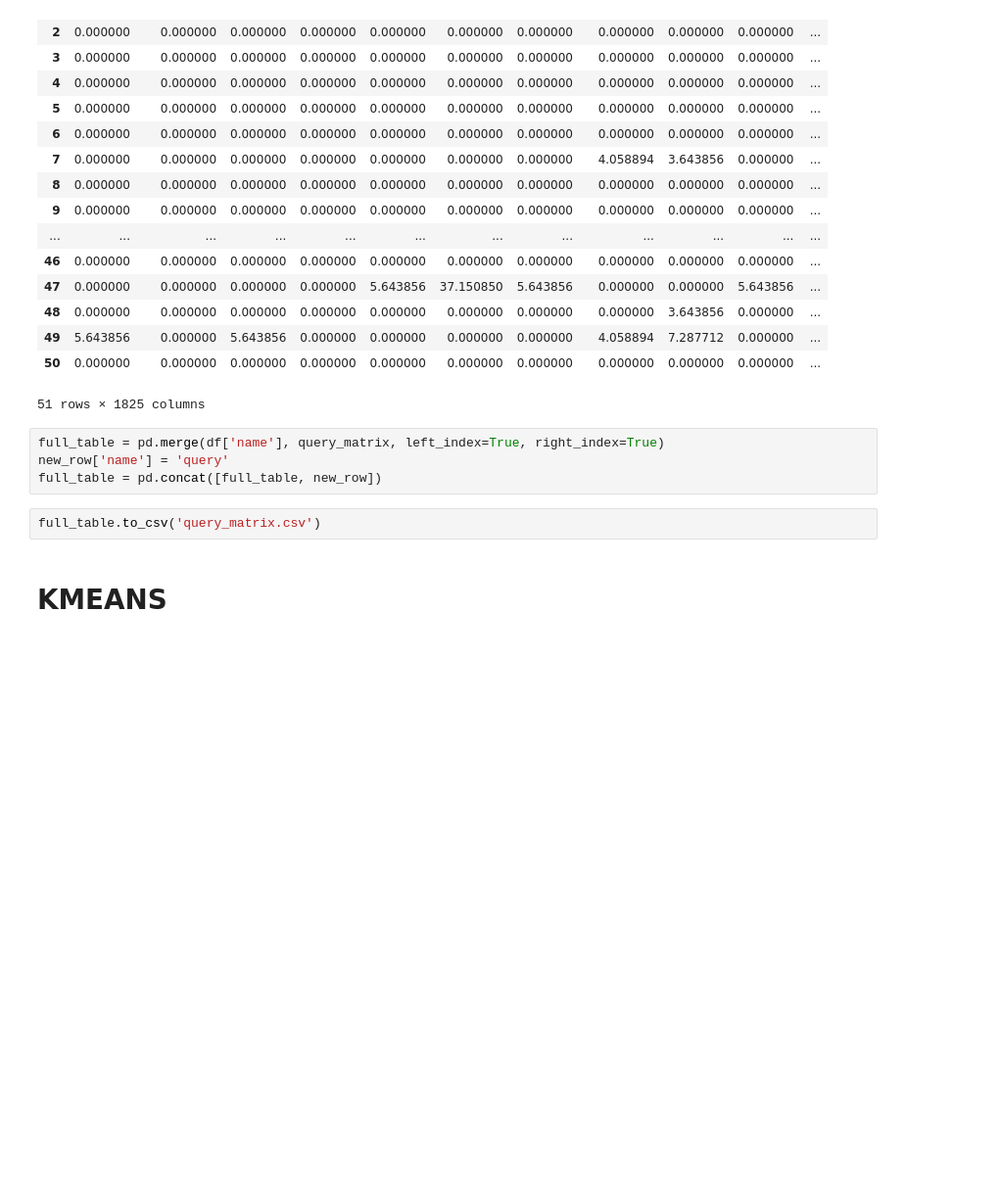
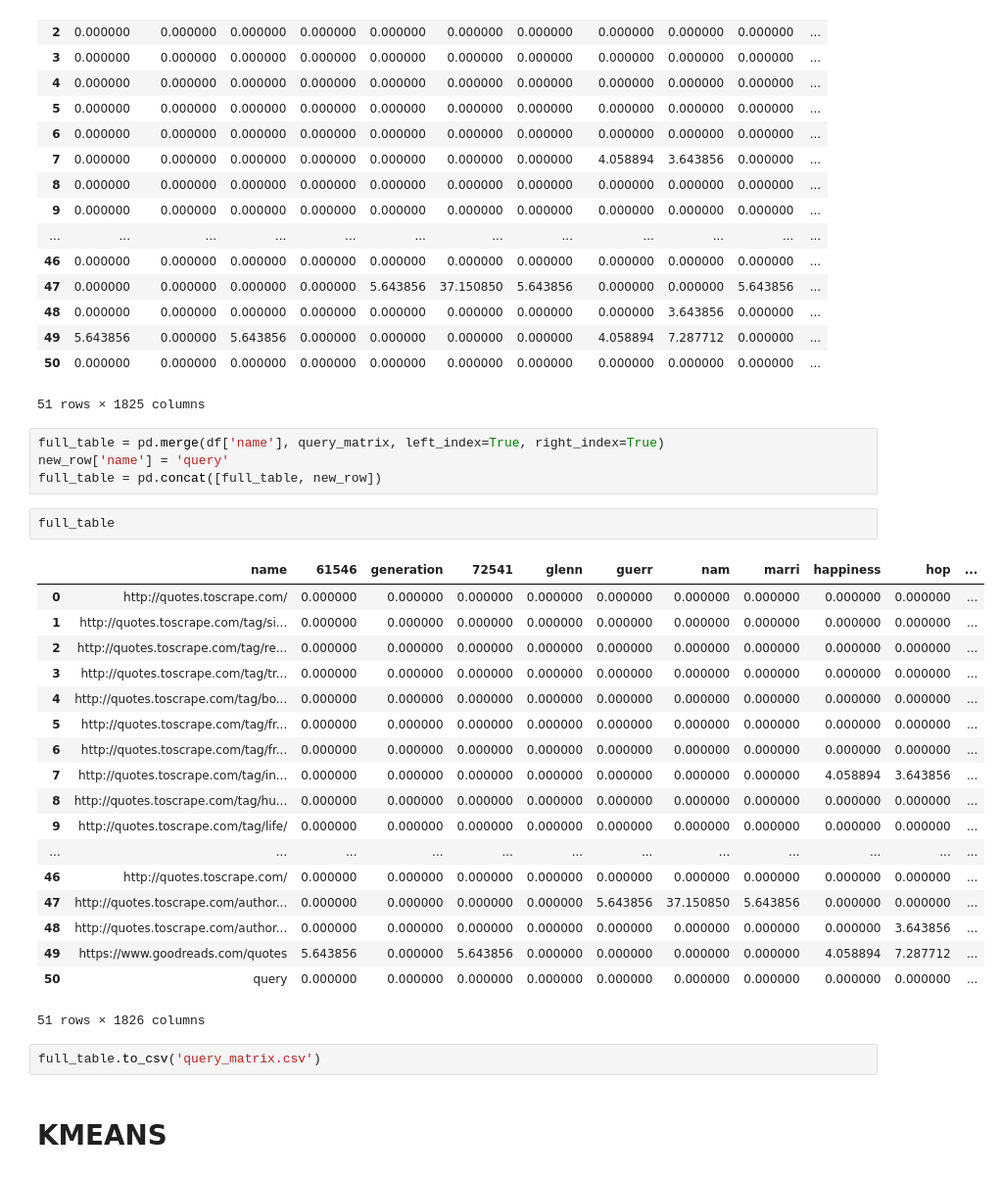
Before and after one commit to 3rickDJ/RI-K-means, a Jupyter notebook: matrix.ipynb, the cells around one changed output. Shown at 98% size. Drawn from its saved outputs; the diff is of its cells as text; blank space fills up the shorter version.

```diff
--- a/matrix.ipynb
+++ b/matrix.ipynb
@@ -131,6 +131,27 @@ query_matrix
 full_table = pd.merge(df['name'], query_matrix, left_index=True, right_index=True)
 new_row['name'] = 'query'
 full_table = pd.concat([full_table, new_row])
+# %%
+full_table
+# %% [output]
+|  | name | 61546 | generation | 72541 | glenn | guerr | nam | marri | happiness | hop | ... |
+| 0 | http://quotes.toscrape.com/ | 0.000000 | 0.000000 | 0.000000 | 0.000000 | 0.000000 | 0.000000 | 0.000000 | 0.000000 | 0.000000 | ... |
+| 1 | http://quotes.toscrape.com/tag/si... | 0.000000 | 0.000000 | 0.000000 | 0.000000 | 0.000000 | 0.000000 | 0.000000 | 0.000000 | 0.000000 | ... |
+| 2 | http://quotes.toscrape.com/tag/re... | 0.000000 | 0.000000 | 0.000000 | 0.000000 | 0.000000 | 0.000000 | 0.000000 | 0.000000 | 0.000000 | ... |
+| 3 | http://quotes.toscrape.com/tag/tr... | 0.000000 | 0.000000 | 0.000000 | 0.000000 | 0.000000 | 0.000000 | 0.000000 | 0.000000 | 0.000000 | ... |
+| 4 | http://quotes.toscrape.com/tag/bo... | 0.000000 | 0.000000 | 0.000000 | 0.000000 | 0.000000 | 0.000000 | 0.000000 | 0.000000 | 0.000000 | ... |
+| 5 | http://quotes.toscrape.com/tag/fr... | 0.000000 | 0.000000 | 0.000000 | 0.000000 | 0.000000 | 0.000000 | 0.000000 | 0.000000 | 0.000000 | ... |
+| 6 | http://quotes.toscrape.com/tag/fr... | 0.000000 | 0.000000 | 0.000000 | 0.000000 | 0.000000 | 0.000000 | 0.000000 | 0.000000 | 0.000000 | ... |
+| 7 | http://quotes.toscrape.com/tag/in... | 0.000000 | 0.000000 | 0.000000 | 0.000000 | 0.000000 | 0.000000 | 0.000000 | 4.058894 | 3.643856 | ... |
+| 8 | http://quotes.toscrape.com/tag/hu... | 0.000000 | 0.000000 | 0.000000 | 0.000000 | 0.000000 | 0.000000 | 0.000000 | 0.000000 | 0.000000 | ... |
+| 9 | http://quotes.toscrape.com/tag/life/ | 0.000000 | 0.000000 | 0.000000 | 0.000000 | 0.000000 | 0.000000 | 0.000000 | 0.000000 | 0.000000 | ... |
+| ... | ... | ... | ... | ... | ... | ... | ... | ... | ... | ... | ... |
+| 46 | http://quotes.toscrape.com/ | 0.000000 | 0.000000 | 0.000000 | 0.000000 | 0.000000 | 0.000000 | 0.000000 | 0.000000 | 0.000000 | ... |
+| 47 | http://quotes.toscrape.com/author... | 0.000000 | 0.000000 | 0.000000 | 0.000000 | 5.643856 | 37.150850 | 5.643856 | 0.000000 | 0.000000 | ... |
+| 48 | http://quotes.toscrape.com/author... | 0.000000 | 0.000000 | 0.000000 | 0.000000 | 0.000000 | 0.000000 | 0.000000 | 0.000000 | 3.643856 | ... |
+| 49 | https://www.goodreads.com/quotes | 5.643856 | 0.000000 | 5.643856 | 0.000000 | 0.000000 | 0.000000 | 0.000000 | 4.058894 | 7.287712 | ... |
+| 50 | query | 0.000000 | 0.000000 | 0.000000 | 0.000000 | 0.000000 | 0.000000 | 0.000000 | 0.000000 | 0.000000 | ... |
+51 rows × 1826 columns
 # %%
 full_table.to_csv('query_matrix.csv')
 # %% [markdown]
```
Also changed, not shown: parts of 4 cells of this notebook, 1 other file.
